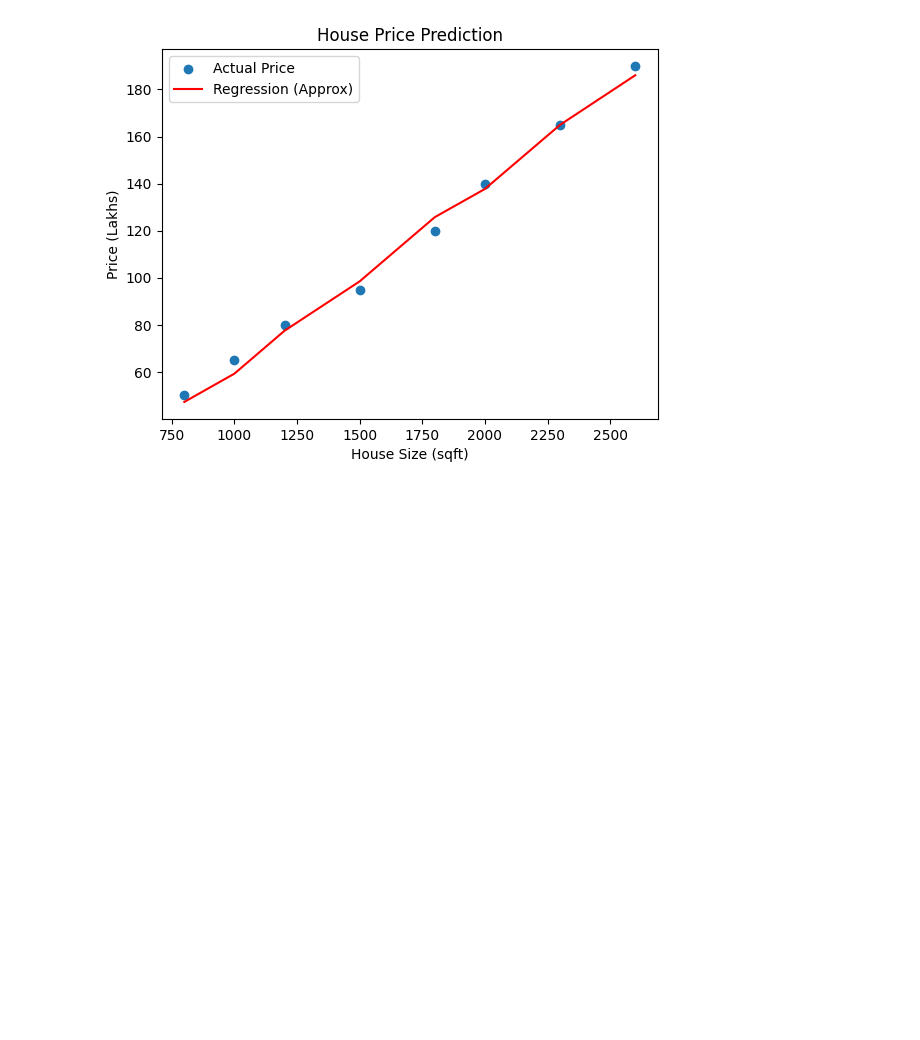
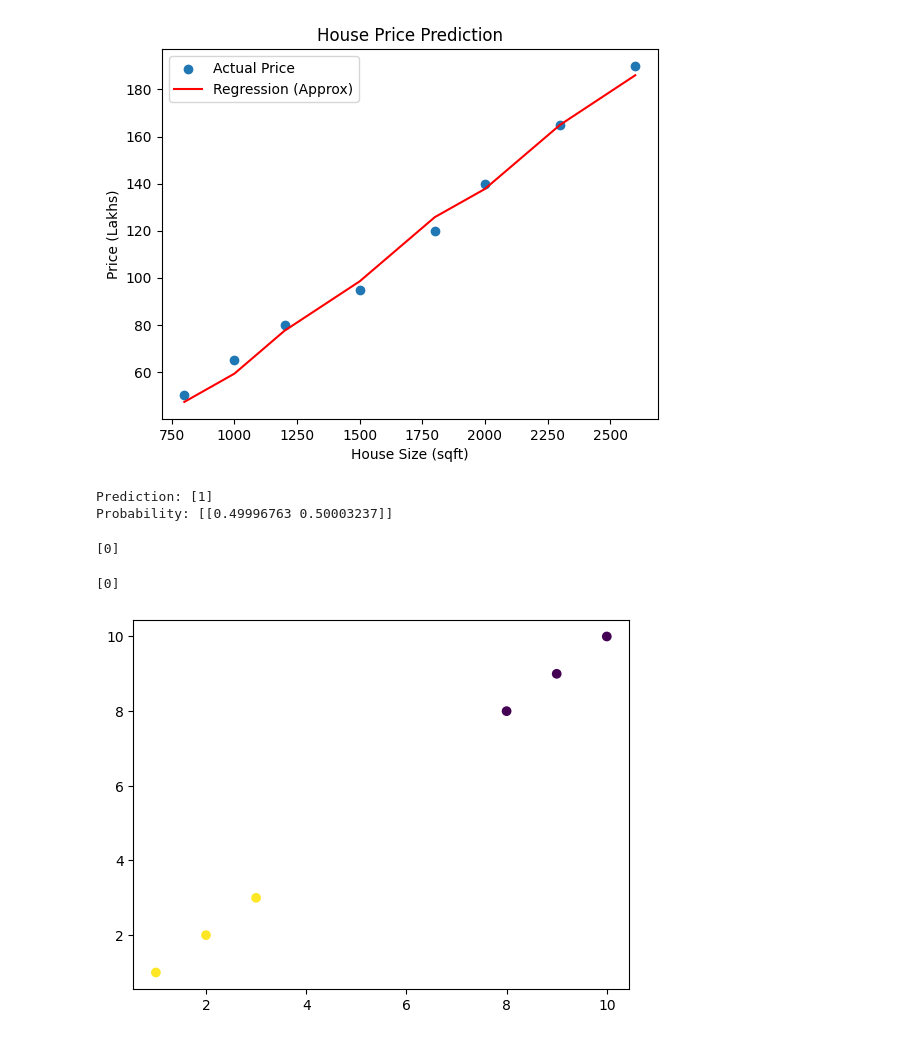
Before and after one commit to S-Devisri01/Python-colab, a Jupyter notebook: ML_Self_Learning.ipynb, the cells around one changed output. Drawn from its saved outputs; the diff is of its cells as text; code cells hidden in the pictures; blank space fills up the shorter version.

```diff
--- a/ML_Self_Learning.ipynb
+++ b/ML_Self_Learning.ipynb
@@ -207,3 +207,68 @@ plt.show()
 Predicted House Price (Lakhs): 125.78
 R2 Score: 0.987
 [figure]
+# %%
+import pandas as pd
+from sklearn.linear_model import LogisticRegression
+
+df = pd.DataFrame({
+    "hours": [1,2,3,4,5,6],
+    "pass": [0,0,0,1,1,1]
+})
+
+X = df[["hours"]]
+y = df["pass"]
+
+model = LogisticRegression()
+model.fit(X, y)
+
+print("Prediction:", model.predict([[3.5]]))
+print("Probability:", model.predict_proba([[3.5]]))
+# %% [output]
+Prediction: [1]
+Probability: [[0.49996763 0.50003237]]
+# %%
+from sklearn.neighbors import KNeighborsClassifier
+from sklearn.preprocessing import StandardScaler
+
+X = [[2],[4],[6],[8],[10]]
+y = [0,0,0,1,1]
+
+scaler = StandardScaler()
+X_scaled = scaler.fit_transform(X)
+
+model = KNeighborsClassifier(n_neighbors=3)
+model.fit(X_scaled, y)
+
+print(model.predict(scaler.transform([[7]])))
+# %% [output]
+[0]
+# %%
+from sklearn.tree import DecisionTreeClassifier
+
+X = [[2],[4],[6],[8],[10]]
+y = [0,0,0,1,1]
+
+model = DecisionTreeClassifier()
+model.fit(X, y)
+
+print(model.predict([[7]]))
+# %% [output]
+[0]
+# %%
+import pandas as pd
+import matplotlib.pyplot as plt
+from sklearn.cluster import KMeans
+
+df = pd.DataFrame({
+    "x": [1,2,3,8,9,10],
+    "y": [1,2,3,8,9,10]
+})
+
+kmeans = KMeans(n_clusters=2)
+df["cluster"] = kmeans.fit_predict(df)
+
+plt.scatter(df["x"], df["y"], c=df["cluster"])
+plt.show()
+# %% [output]
+[figure, added]
```
Also changed, not shown: parts of 1 cell of this notebook.
